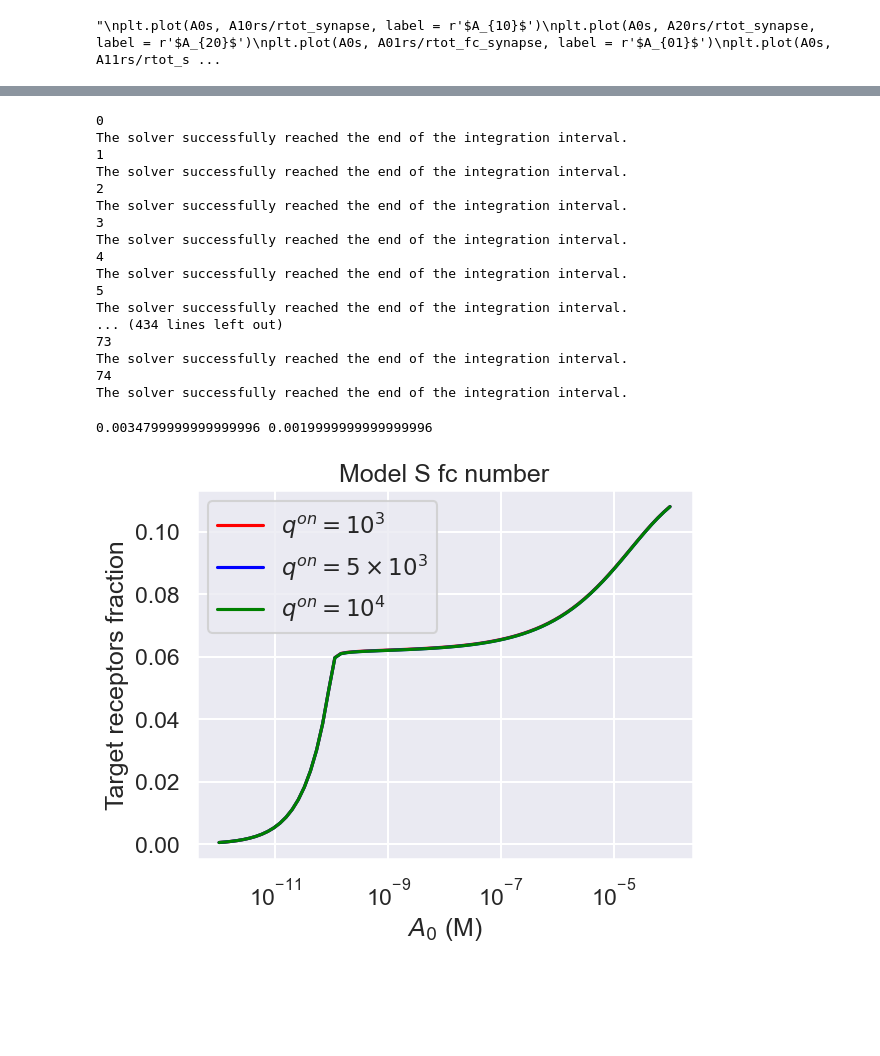
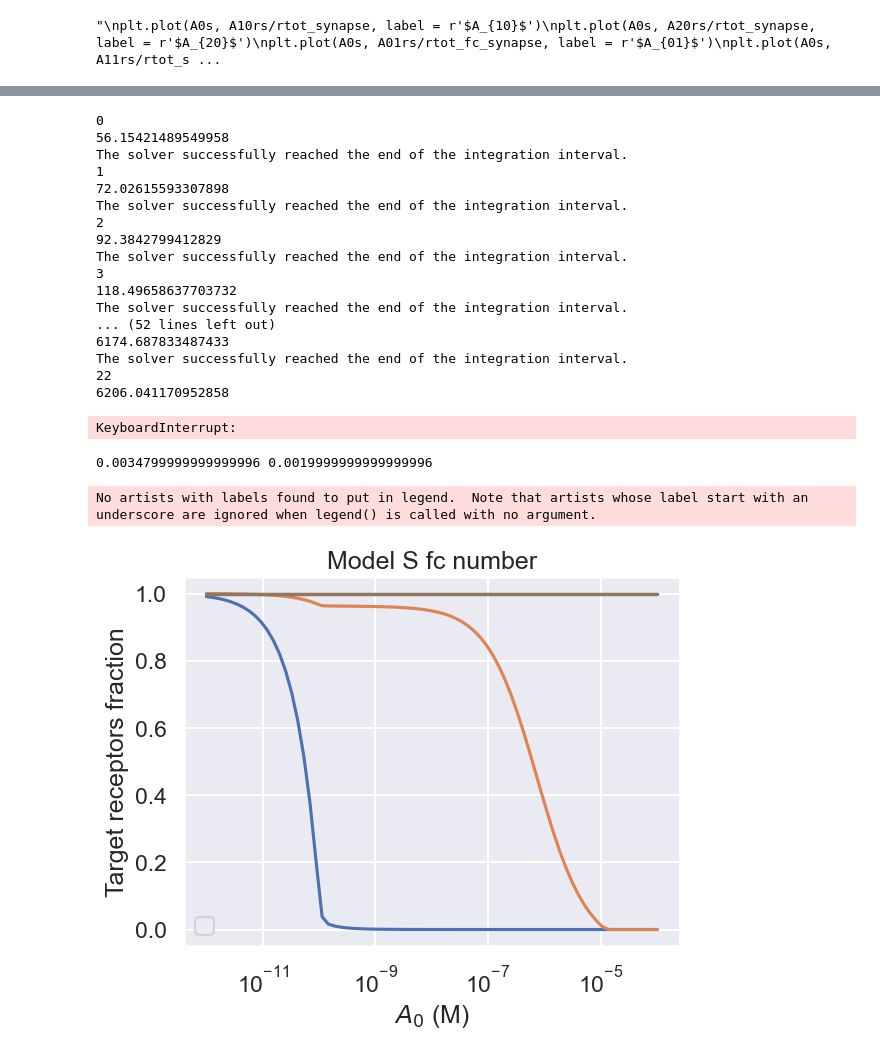
Before and after one commit to lukedtc/ADCC-Project, a Jupyter notebook: Corrected_model/case2_prozone_effect_investigation.ipynb, the cells around one changed output, grey strips where cells are left out. Saved outputs shown, nothing was run; the diff lists cells and outputs as text; code cells hidden in the pictures; blank space fills up the shorter version.

```diff
--- a/Corrected_model/case2_prozone_effect_investigation.ipynb
+++ b/Corrected_model/case2_prozone_effect_investigation.ipynb
@@ -200,18 +213,20 @@ The solver successfully reached the end of the integration interval.
 # %%
+sns.set_theme()
 rt = rtot_synapse- A10 - A11 - 2*(A20 + A21)
 rf = rtot_fc_synapse - A01 - (A11 + A21)
+A00 = (Atot - A10 - A20 - A01 - A11 - A21)/rtot_synapse
+fig, ax = plt.subplots(figsize=(16, 6))
 
-
-plt.plot(t, A10/rtot_synapse, label = r'$A_{10}$')
-plt.plot(t, A20/rtot_synapse, label = r'$A_{20}$')
-plt.plot(t, A01/rtot_fc_synapse, label = r'$A_{01}$')
-plt.plot(t, A11/rtot_synapse, label = r'$A_{11}$')
-plt.plot(t, A21/rtot_synapse, label = r'$A_{21}$')
-plt.plot(t, rt/rtot_synapse, label = r'$r_t$')
-plt.plot(t, rf/rtot_fc_synapse, label = r'$r_f$')
-print(A11[-1] + A21[-1])
-
-plt.title(r'$A_{init} = 1 \times 10^{-7} (M)$')
+ax.plot(t, A10/rtot_synapse, lw=4,label = r'$A_{10}$')
+ax.plot(t, A20/rtot_synapse, lw=4,label = r'$A_{20}$')
+ax.plot(t, A01/rtot_fc_synapse, lw=4,label = r'$A_{01}$')
+ax.plot(t, A11/rtot_synapse, lw=4,label = r'$A_{11}$')
+ax.plot(t, A21/rtot_synapse, lw=4,label = r'$A_{21}$')
+ax.plot(t, rt/rtot_synapse, lw=4, label = r'$r_t$')
+ax.plot(t, rf/rtot_fc_synapse, lw=4, label = r'$r_f$')
+ax.plot(t, A00, lw=4)
+print(A11[-1]/A21[-1])
+plt.title(r'$A_{init} = 5 \times 10^{-5} (M)$')
 plt.xscale('log')
 plt.xlabel(r'$t (s)$')
 plt.legend(loc='upper left')
@@ -235,7 +272,7 @@ t = np.geomspace(1e-10, t_end, 500)
 tspan = [1e-10, t_end]
 A0s = np.geomspace(1e-12, 1e-4, 75)
 rtots = [1e4, 1e5, 1e6]
-qons = [1e3, 5e3, 1e4]
+qons = [6.5e3]
 A10rs = np.zeros((len(rtots), len(A0s)))
 A20rs = np.zeros((len(rtots), len(A0s)))
 A01rs = np.zeros((len(rtots), len(A0s)))
@@ -419,9 +457,10 @@ for j, qon in enumerate(qons):
         A10_IC = A1[-1]*tumour_cell_IS_proportion
         A20_IC = A2[-1]*tumour_cell_IS_proportion
 
-        #Atot = A10_IC + A20_IC + A01_IC
-        Atot = A10_IC + A20_IC
-        z0 = [A10_IC, A20_IC, 0, 0, 0]
+        Atot = A10_IC + A20_IC + A01_IC
+        #Atot = A10_IC + A20_IC
+        print(Atot)
+        z0 = [A10_IC, A20_IC, A01_IC, 0, 0]
 
         z = solve_ivp(S_two_cells, tspan, z0, method='BDF', atol=1e-5, rtol = 1e-5,  t_eval=t, args=(k1, k2, k3, k4, k5, k6, k7, koff, qoff, rtot_synapse, rtot_fc_synapse, Atot))
         print(z.message)
@@ -431,6 +470,7 @@ for j, qon in enumerate(qons):
         A11 = z.y[3]
         A21 = z.y[4]
 
+
         A10ss[j][i] = A10[-1]
         A20ss[j][i] = A20[-1]
         A01ss[j][i] = A01[-1]
@@ -438,22 +478,23 @@ for j, qon in enumerate(qons):
         A21ss[j][i] = A21[-1]
 # %% [output]
 0
+56.15421489549958
 The solver successfully reached the end of the integration interval.
 1
+72.02615593307898
 The solver successfully reached the end of the integration interval.
 2
+92.3842799412829
 The solver successfully reached the end of the integration interval.
 3
+118.49658637703732
 The solver successfully reached the end of the integration interval.
-4
+... (52 lines left out)
+6174.687833487433
 The solver successfully reached the end of the integration interval.
-5
-The solver successfully reached the end of the integration interval.
-... (434 lines left out)
-73
-The solver successfully reached the end of the integration interval.
-74
-The solver successfully reached the end of the integration interval.
+22
+6206.041170952858
+KeyboardInterrupt:
 # %%
 D_t = 1e-13
 k6 = 2*(D_t +D_f)/(synapse_area)
@@ -464,15 +505,21 @@ print(k6, k7)
 # %%
 labels = [r'$q^{on} = 10^3$', r'$q^{on} = 5 \times 10^3$', r'$q^{on} = 10^4$']
 colors = ['red', 'blue', 'green']
 
+
 for i, label in enumerate(labels):
-    plt.plot(A0s, A11ss[i][:]/rtot + A21ss[i][:]/rtot, label=label, c=colors[i])
+    rt = rtot_synapse- A10ss[i][:] - A11ss[i][:] - 2*(A20ss[i][:] + A21ss[i][:])
+    rf = rtot_fc_synapse - A01ss[i][:] - (A11ss[i][:] + A21ss[i][:])
+    #plt.plot(A0s, A11ss[i][:]/rtot + A21ss[i][:]/rtot, label=label, c=colors[i])
+    plt.plot(A0s, rt/rtot_synapse)
+    plt.plot(A0s, rf/rtot_fc_synapse)
 
 plt.xscale('log')
 plt.title('Model S fc number')
 plt.legend(loc='best')
 plt.xlabel(r'$A_0$ ' + '(M)')
 plt.ylabel('Target receptors fraction')
 plt.show()
 # %% [output]
+No artists with labels found to put in legend.  Note that artists whose label start with an underscore are ignored when legend() is called with no argument.
-[figure, old version]
+[figure, new version]
```
Also changed, not shown: parts of 10 cells of this notebook, 30 other files.
